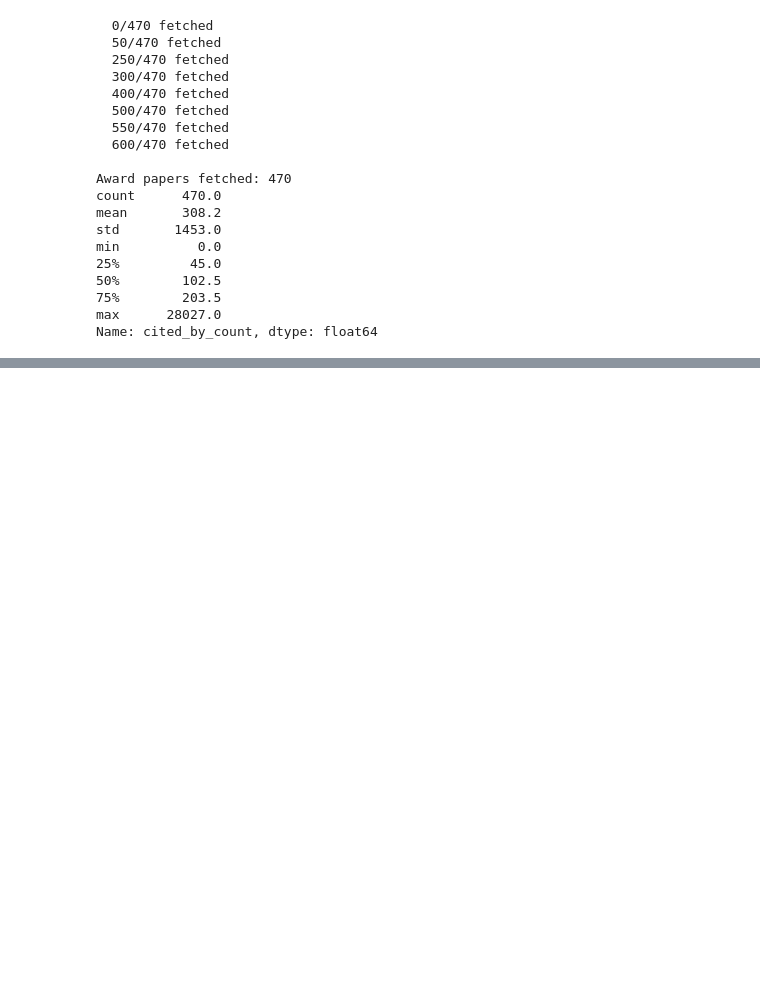
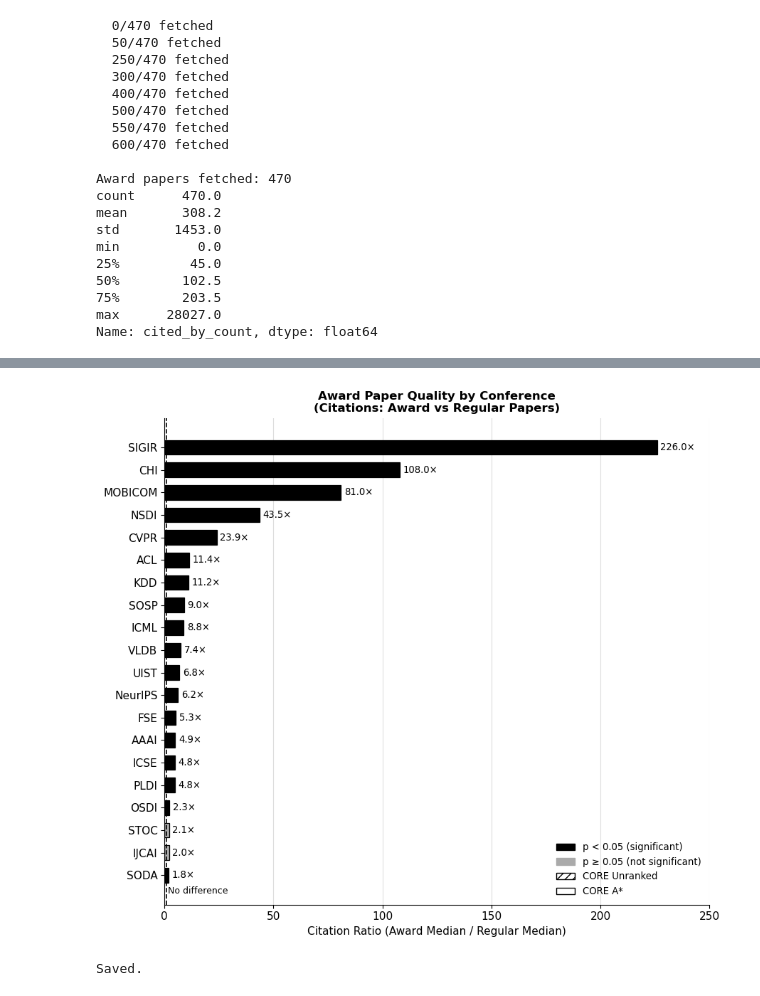
Before and after one commit to AppleShay/thesis-best-paper-trajectories, a Jupyter notebook: notebooks/16_conference_award_quality.ipynb, the cells around one changed output, grey strips where cells are left out. Drawn from its saved outputs; the diff is of its cells as text; code cells hidden in the pictures; blank space fills up the shorter version.

Commit message:
Worked on CD index, plots

```diff
--- a/notebooks/16_conference_award_quality.ipynb
+++ b/notebooks/16_conference_award_quality.ipynb
@@ -100,0 +211,54 @@ Name: cited_by_count, dtype: float64
+# %%
+# ── CELL 5: Visualise conference quality ─────────────────────
+import matplotlib.pyplot as plt
+import matplotlib.patches as mpatches
+import numpy as np
+
+plt.rcParams.update({
+    "font.family": "sans-serif", "font.size": 11,
+    "axes.spines.top": False, "axes.spines.right": False,
+})
+
+known_sorted = quality_df.dropna(subset=["citation_ratio"]).sort_values("citation_ratio")
+
+confs   = known_sorted["conference"].tolist()
+ratios  = known_sorted["citation_ratio"].tolist()
+sig     = known_sorted["significant"].tolist()
+ranks   = known_sorted["core_rank"].tolist()
+
+colors  = ["black" if s else "#aaaaaa" for s in sig]
+hatches = ["" if r == "A*" else "///" for r in ranks]   # ← only this line
+
+legend_patches = [
+    mpatches.Patch(color="black",   edgecolor="black", label="p < 0.05 (significant)"),
+    mpatches.Patch(color="#aaaaaa", edgecolor="black", label="p ≥ 0.05 (not significant)"),
+    mpatches.Patch(facecolor="white", edgecolor="black", hatch="///", label="CORE Unranked"),
+    mpatches.Patch(facecolor="white", edgecolor="black", label="CORE A*"),
+]
+
+fig, ax = plt.subplots(figsize=(9, 8))
+bars = ax.barh(confs, ratios, color=colors, edgecolor="black",
+               linewidth=0.9, height=0.65)
+for bar, h in zip(bars, hatches):
+    bar.set_hatch(h)
+for bar, v in zip(bars, ratios):
+    ax.text(v + 1.5, bar.get_y() + bar.get_height()/2,
+            f"{v:.1f}×", va="center", fontsize=9.5)
+
+ax.axvline(1.0, color="black", linestyle="--", linewidth=1.2)
+ax.text(1.5, -0.9, "No difference", fontsize=9, va="bottom")
+ax.set_xlabel("Citation Ratio (Award Median / Regular Median)")
+ax.set_title("Award Paper Quality by Conference\n(Citations: Award vs Regular Papers)",
+             fontweight="bold", fontsize=12)
+ax.legend(handles=legend_patches, frameon=False, fontsize=9.5, loc="lower right")
+ax.xaxis.grid(True, color="#dddddd", zorder=0)
+ax.set_axisbelow(True)
+ax.set_xlim(0, 250)
+
+plt.tight_layout()
+plt.savefig(FIG / "16_citation_ratio_by_conf.png", dpi=300, bbox_inches="tight")
+plt.show()
+print("Saved.")
+# %% [output]
+[figure, added]
+Saved.
```
Also changed, not shown: parts of 2 cells of this notebook, 11 other files.
